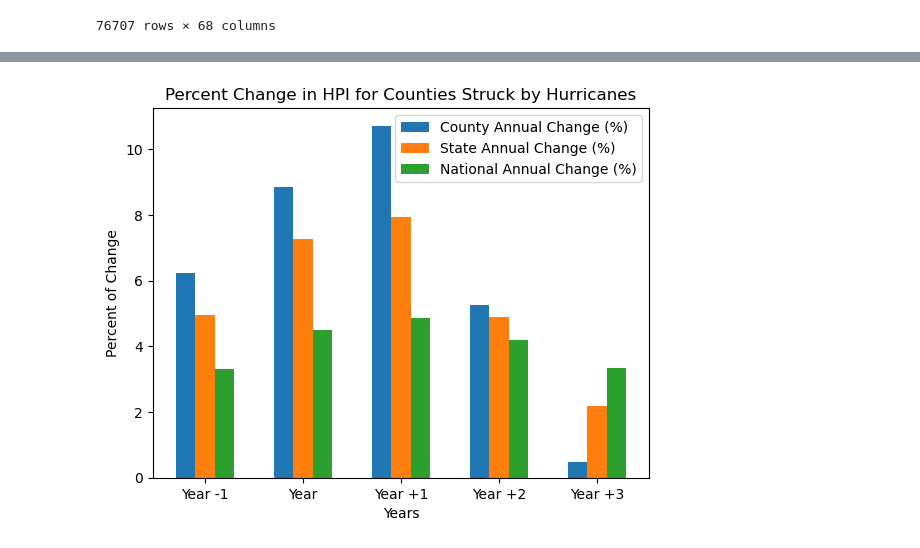
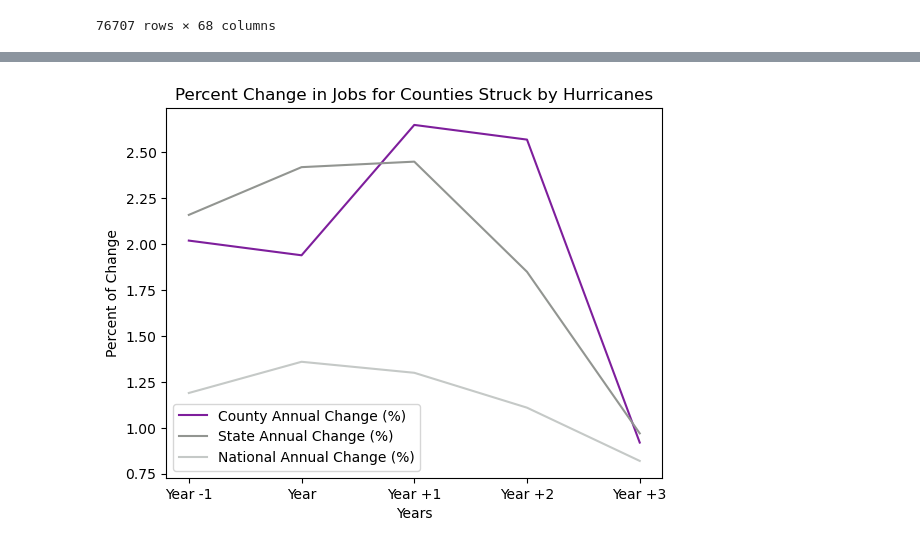
Before and after one commit to chrisadamsv/Dream-Team-Project1, a Jupyter notebook: Project_Data/Data_Analysis.ipynb, the cells around one changed output, grey strips where cells are left out. Cells and saved outputs as stored; diff of their text form; code cells hidden in the pictures.

```diff
--- a/Project_Data/Data_Analysis.ipynb
+++ b/Project_Data/Data_Analysis.ipynb
@@ -46,0 +51,3 @@ hurricane_bea_hpi_df
+# %%
+costliness_bea_hpi_df = pd.read_csv('Output_CSVs/costliness_bea_hpi_data.csv')
+costliness_bea_hpi_df
@@ -170,20 +466,20 @@ Mean HPI Change by State
 # %%
-bars = ['Year -1','Year','Year +1','Year +2','Year +3']
-acs = [prev_ac,ac,ac1,ac2,ac3]
-state_acs = [state_prev_ac,state_ac,state_ac1,state_ac2,state_ac3]
-nat_acs = [nat_prev_ac,nat_ac,nat_ac1,nat_ac2,nat_ac3]
+lines = ['Year -1','Year','Year +1','Year +2','Year +3']
+acs = [prev_jobs_ac_mean,jobs_ac_mean,jobs_ac1_mean,jobs_ac2_mean,jobs_ac3_mean]
+state_acs = [state_prev_jobs_ac_mean,state_jobs_ac_mean,state_jobs_ac1_mean,state_jobs_ac2_mean,state_jobs_ac3_mean]
+nat_acs = [nat_prev_jobs_ac_mean,nat_jobs_ac_mean,nat_jobs_ac1_mean,nat_jobs_ac2_mean,nat_jobs_ac3_mean]
 
-x_axis = np.arange(len(bars))
+x_axis = np.arange(len(lines))
 
-plt.bar(x_axis - 0.2, acs, 0.2, label = 'County Annual Change (%)')
-plt.bar(x_axis - 0.0, state_acs, 0.2, label = 'State Annual Change (%)')
-plt.bar(x_axis + 0.2, nat_acs, 0.2, label = 'National Annual Change (%)')
+plt.plot(x_axis, acs, color='#7E1E9C',label = 'County Annual Change (%)')
+plt.plot(x_axis, state_acs,color='#929591',label = 'State Annual Change (%)')
+plt.plot(x_axis, nat_acs,color='#C5C9C7',label = 'National Annual Change (%)')
 
-plt.xticks(x_axis, bars)
+plt.xticks(x_axis, lines)
 plt.xlabel("Years")
 plt.ylabel("Percent of Change")
-plt.title("Percent Change in HPI for Counties Struck by Hurricanes")
+plt.title("Percent Change in Jobs for Counties Struck by Hurricanes")
 plt.legend()
 plt.show()
 # %% [output]
-[figure, old version]
+[figure, new version]
```
Also changed, not shown: parts of 16 cells of this notebook, 13 other files.
